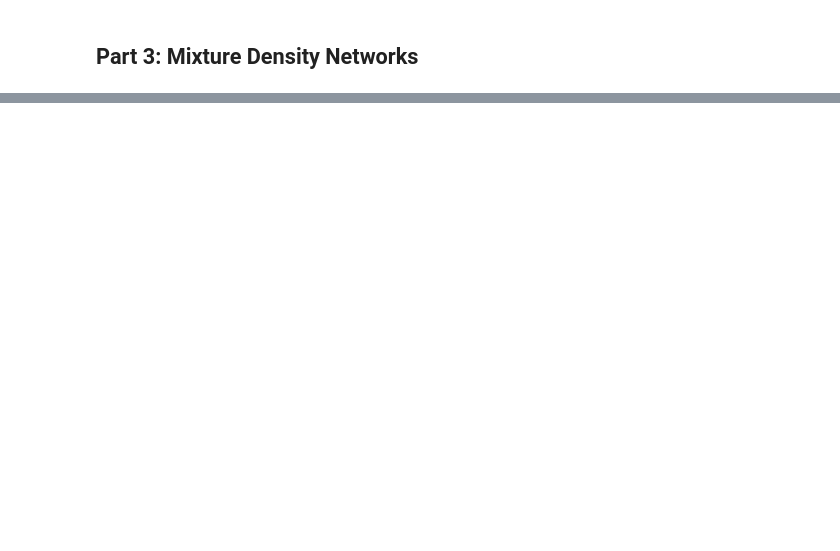
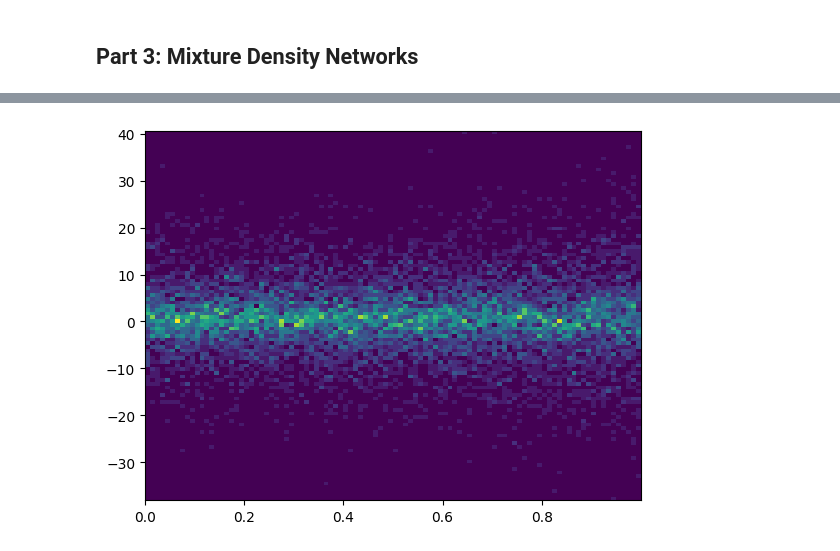
Before and after one commit to shenoynikhil/mixture-density-networks, a Jupyter notebook: tutorial.ipynb, the cells around one changed output, grey strips where cells are left out. Drawn from its saved outputs; the diff is of its cells as text; code cells hidden in the pictures; blank space fills up the shorter version.

```diff
--- a/tutorial.ipynb
+++ b/tutorial.ipynb
@@ -269,0 +315,21 @@ def loss_mdn(log_pi, mean, sigma, y_true):
+# %%
+def sample(model, x, samples=10):
+    model.eval()
+    with torch.no_grad():
+        y_pred = model.forward(x)
+
+    log_pi, mean, sigma = (
+        y_pred['log_pi'], y_pred['mean'], y_pred['sigma']
+    )
+    # compute cumulative sums using pi
+    cum_pi = torch.cumsum(torch.exp(log_pi), dim=-1)
+    rvs = torch.rand(len(x), 1).to(x)
+    rand_pi = torch.searchsorted(cum_pi, rvs)
+    # reparametrization
+    rand_normal = torch.randn_like(mean) * sigma + mean
+    samples = torch.gather(rand_normal, index=rand_pi, dim=1).squeeze()
+    return samples
+# %%
+model.eval()
+with torch.no_grad():
+    eval_t =sample(model, eval_x)
@@ -269,0 +343,4 @@ def loss_mdn(log_pi, mean, sigma, y_true):
+# %%
+plot_data(eval_x.squeeze().numpy(), eval_t.numpy())
+# %% [output]
+[figure, added]
```
Also changed, not shown: parts of 15 cells of this notebook.
